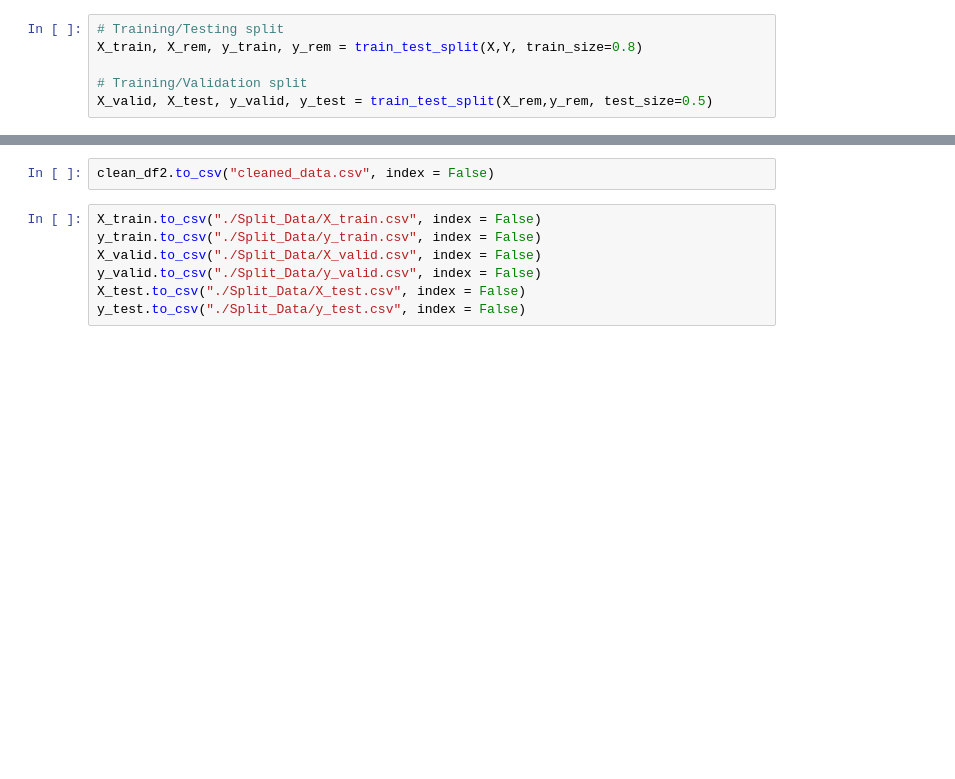
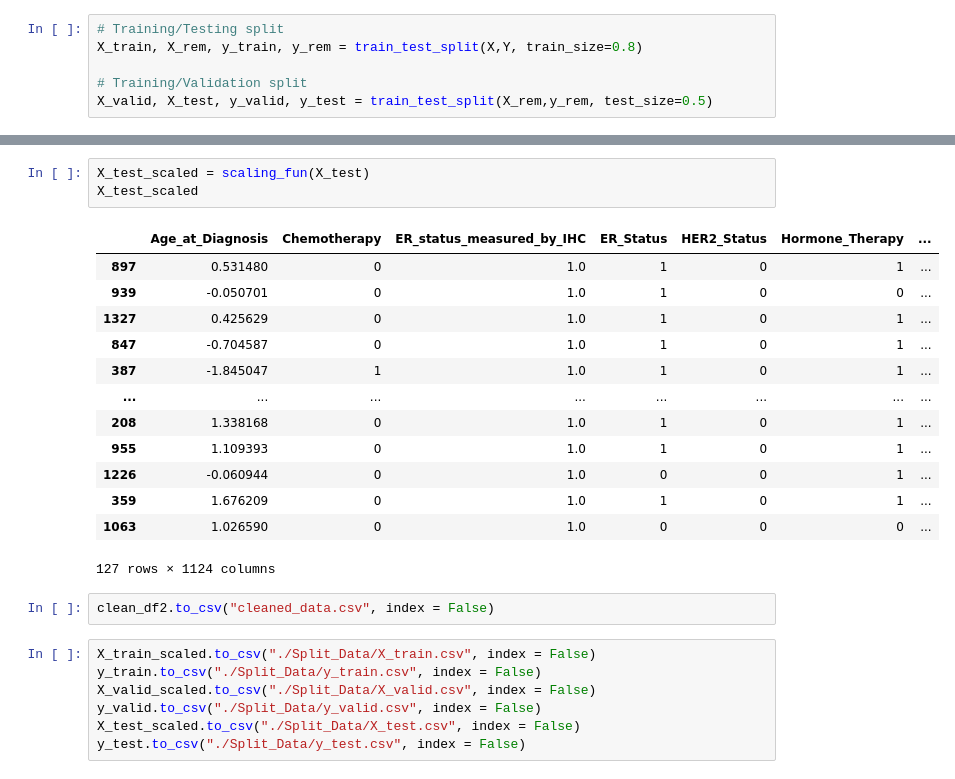
Before and after one commit to caitlynmn/BIOSTAT824_Final_Project, a Jupyter notebook: Data/Data_Cleaning.ipynb, the cells around one changed output, grey strips where cells are left out. Saved outputs shown, nothing was run; the diff lists cells and outputs as text; blank space fills up the shorter version.

```diff
--- a/Data/Data_Cleaning.ipynb
+++ b/Data/Data_Cleaning.ipynb
@@ -152,9 +201,26 @@ print(X_test.shape), print(y_test.shape)
+# %%
+X_test_scaled = scaling_fun(X_test)
+X_test_scaled
+# %% [output]
+|  | Age_at_Diagnosis | Chemotherapy | ER_status_measured_by_IHC | ER_Status | HER2_Status | Hormone_Therapy | ... |
+| 897 | 0.531480 | 0 | 1.0 | 1 | 0 | 1 | ... |
+| 939 | -0.050701 | 0 | 1.0 | 1 | 0 | 0 | ... |
+| 1327 | 0.425629 | 0 | 1.0 | 1 | 0 | 1 | ... |
+| 847 | -0.704587 | 0 | 1.0 | 1 | 0 | 1 | ... |
+| 387 | -1.845047 | 1 | 1.0 | 1 | 0 | 1 | ... |
+| ... | ... | ... | ... | ... | ... | ... | ... |
+| 208 | 1.338168 | 0 | 1.0 | 1 | 0 | 1 | ... |
+| 955 | 1.109393 | 0 | 1.0 | 1 | 0 | 1 | ... |
+| 1226 | -0.060944 | 0 | 1.0 | 0 | 0 | 1 | ... |
+| 359 | 1.676209 | 0 | 1.0 | 1 | 0 | 1 | ... |
+| 1063 | 1.026590 | 0 | 1.0 | 0 | 0 | 0 | ... |
+127 rows × 1124 columns
 # %%
 clean_df2.to_csv("cleaned_data.csv", index = False)
 # %%
-X_train.to_csv("./Split_Data/X_train.csv", index = False)
+X_train_scaled.to_csv("./Split_Data/X_train.csv", index = False)
 y_train.to_csv("./Split_Data/y_train.csv", index = False)
-X_valid.to_csv("./Split_Data/X_valid.csv", index = False)
+X_valid_scaled.to_csv("./Split_Data/X_valid.csv", index = False)
 y_valid.to_csv("./Split_Data/y_valid.csv", index = False)
-X_test.to_csv("./Split_Data/X_test.csv", index = False)
+X_test_scaled.to_csv("./Split_Data/X_test.csv", index = False)
 y_test.to_csv("./Split_Data/y_test.csv", index = False)
```
Also changed, not shown: parts of 8 cells of this notebook, 5 other files.
